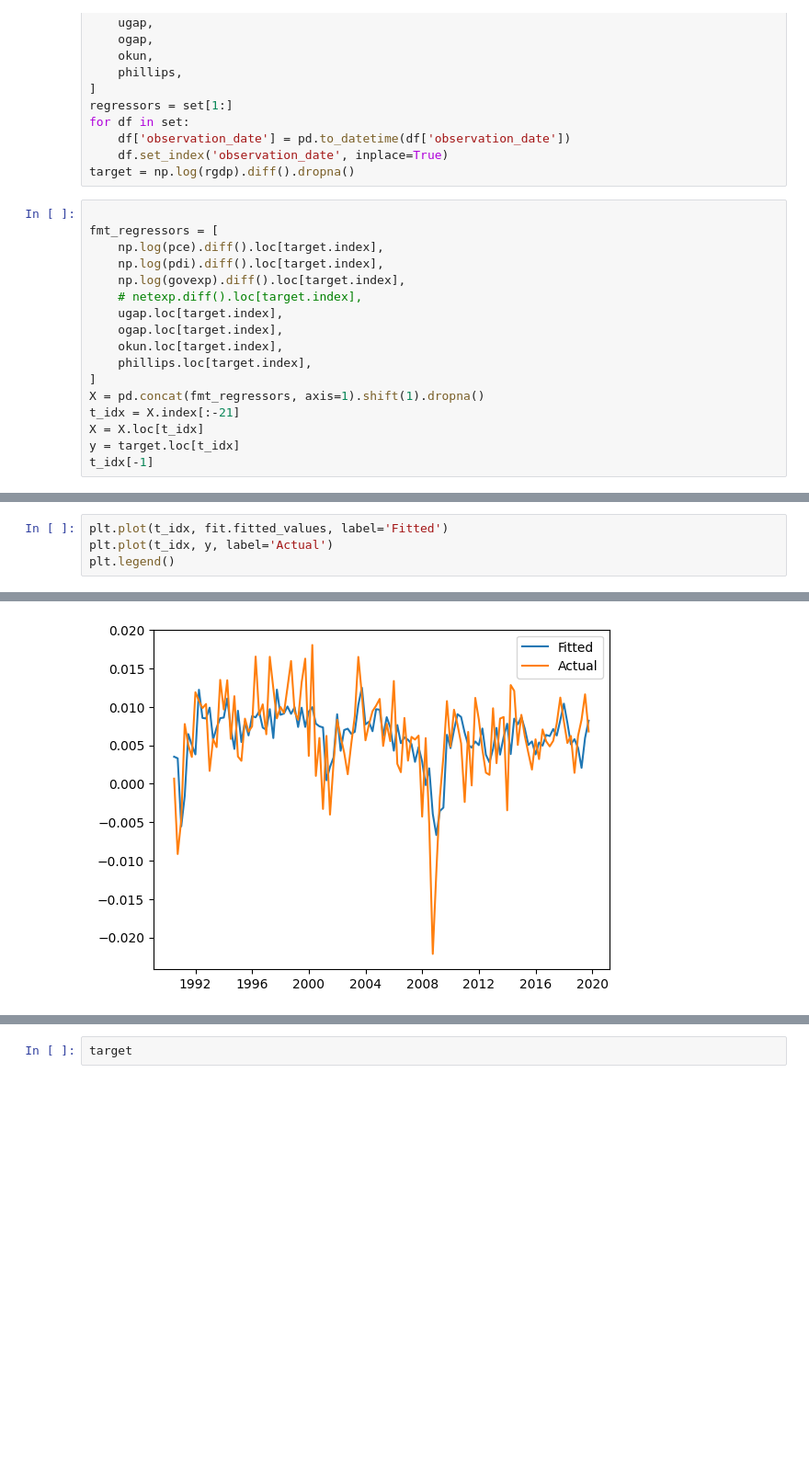
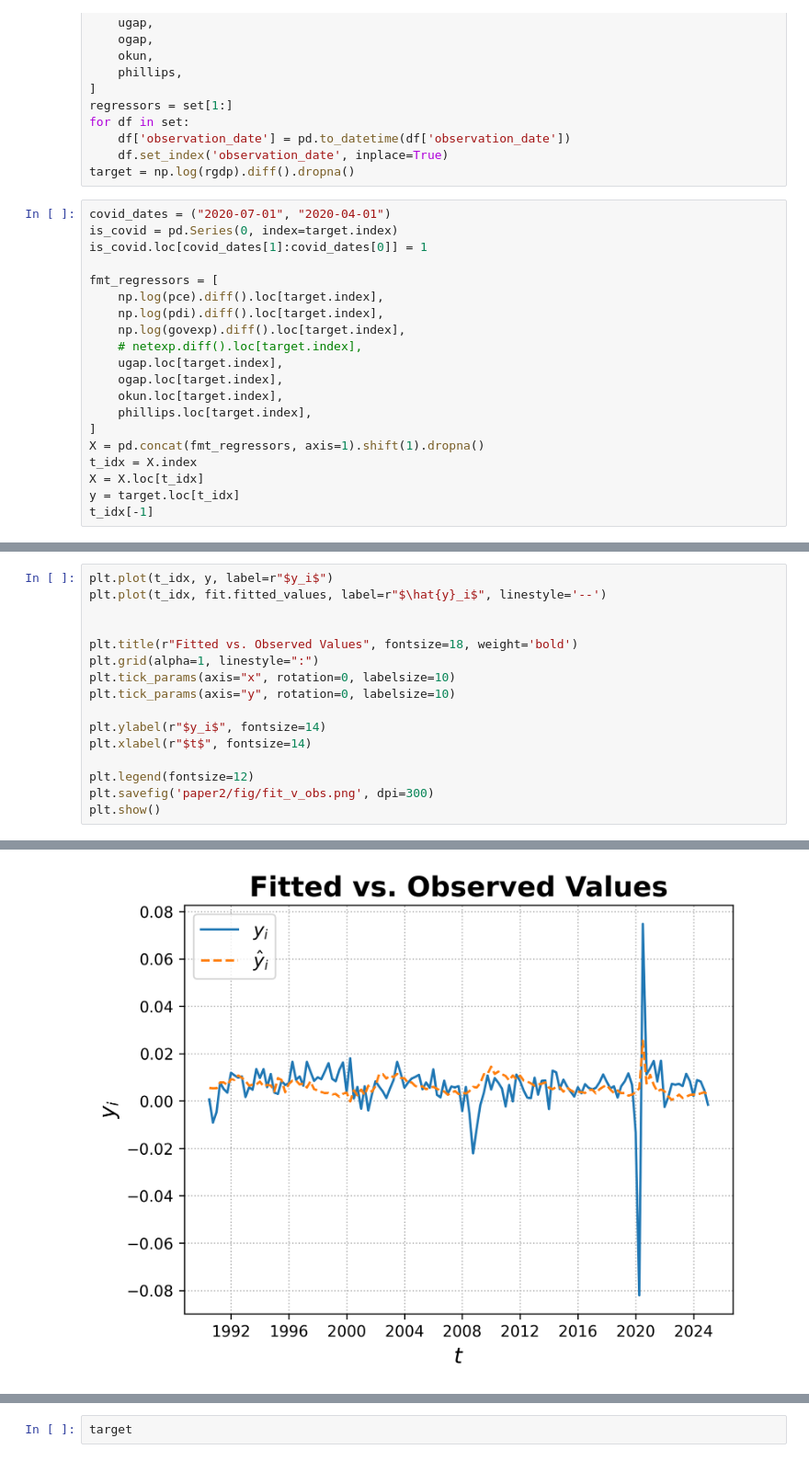
Before and after one commit to GongJr0/Econometrics2025-Project, a Jupyter notebook: scrapbook.ipynb, the cells around one changed output, grey strips where cells are left out. Shown at 92% size. Cells and saved outputs as stored; diff of their text form; blank space fills up the shorter version.

```diff
--- a/scrapbook.ipynb
+++ b/scrapbook.ipynb
@@ -78,6 +82,9 @@ for df in set:
     df.set_index('observation_date', inplace=True)
 target = np.log(rgdp).diff().dropna()
 # %%
+covid_dates = ("2020-07-01", "2020-04-01")
+is_covid = pd.Series(0, index=target.index)
+is_covid.loc[covid_dates[1]:covid_dates[0]] = 1
 
 fmt_regressors = [
     np.log(pce).diff().loc[target.index],
@@ -90,7 +97,7 @@ fmt_regressors = [
     phillips.loc[target.index],
 ]
 X = pd.concat(fmt_regressors, axis=1).shift(1).dropna()
-t_idx = X.index[:-21]
+t_idx = X.index
 X = X.loc[t_idx]
 y = target.loc[t_idx]
 t_idx[-1]
@@ -156,5 +154,17 @@ array([1.30756869, 1.21233617, 1.36834631, 1.76353991, 1.79958732,
 # %%
-plt.plot(t_idx, fit.fitted_values, label='Fitted')
-plt.plot(t_idx, y, label='Actual')
-plt.legend()
+plt.plot(t_idx, y, label=r"$y_i$")
+plt.plot(t_idx, fit.fitted_values, label=r"$\hat{y}_i$", linestyle='--')
+
+
+plt.title(r"Fitted vs. Observed Values", fontsize=18, weight='bold')
+plt.grid(alpha=1, linestyle=":")
+plt.tick_params(axis="x", rotation=0, labelsize=10)
+plt.tick_params(axis="y", rotation=0, labelsize=10)
+
+plt.ylabel(r"$y_i$", fontsize=14)
+plt.xlabel(r"$t$", fontsize=14)
+
+plt.legend(fontsize=12)
+plt.savefig('paper2/fig/fit_v_obs.png', dpi=300)
+plt.show()
 # %% [output]
@@ -162,4 +171,4 @@ plt.legend()
-[figure, old version]
+[figure, new version]
 # %%
 fit.qq(line='45')
 fit.resid_normality
```
Also changed, not shown: parts of 14 cells of this notebook, 9 other files.
